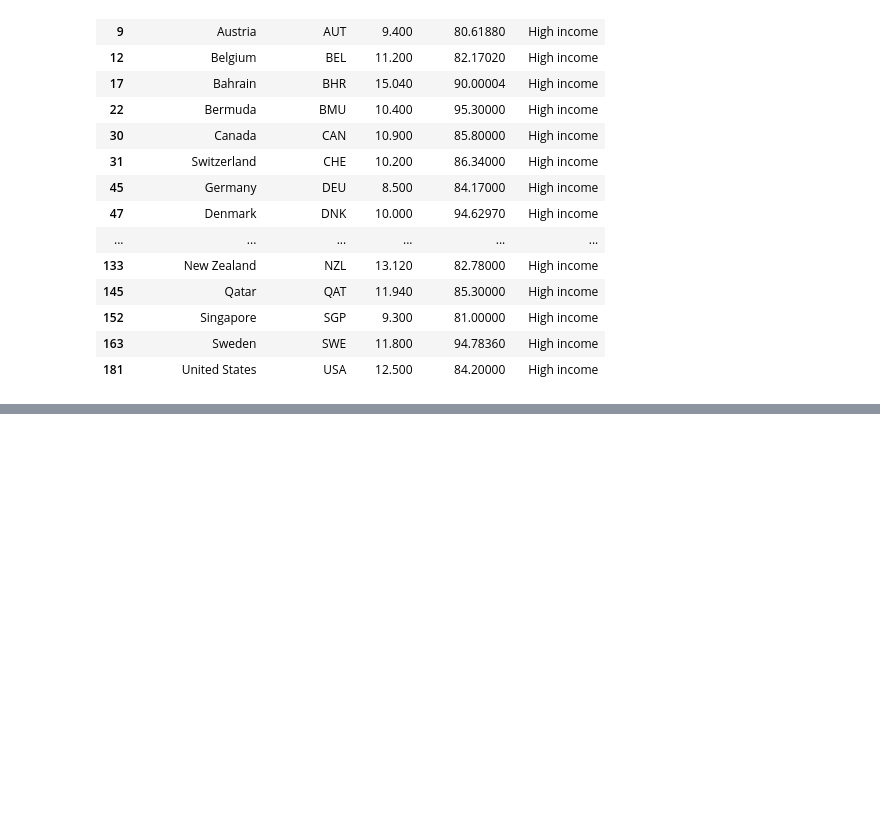
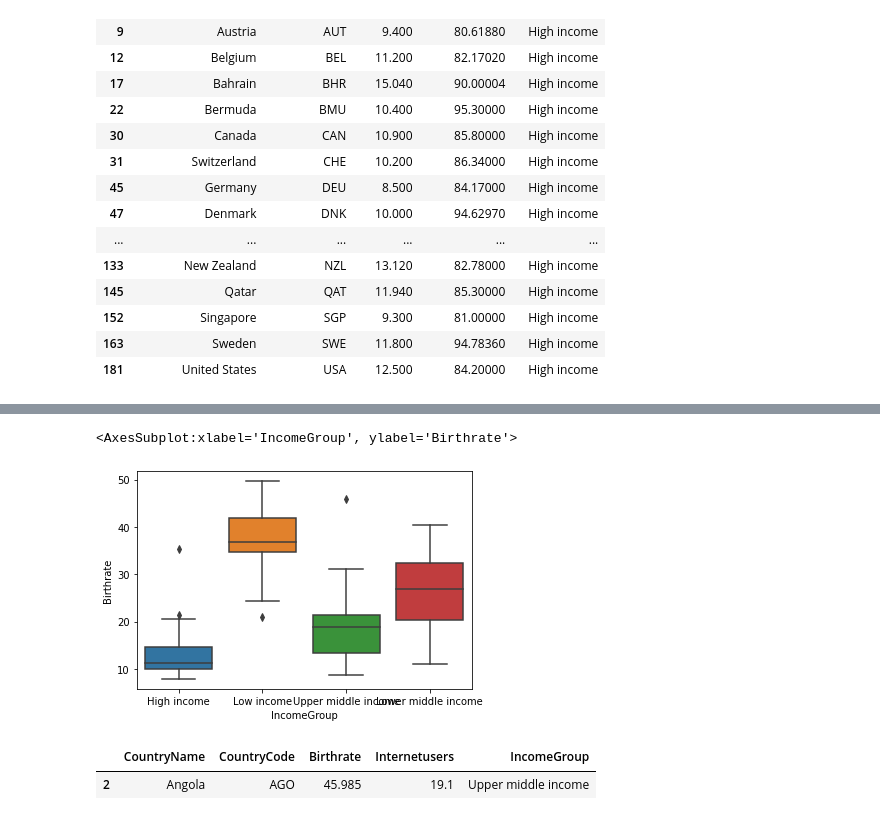
Before and after one commit to Md-Kashif/DSFEB12, a Jupyter notebook: Python_Day_2_(Visualization)_.ipynb, the cells around one changed output, grey strips where cells are left out. Cells and saved outputs as stored; diff of their text form; code cells hidden in the pictures; blank space fills up the shorter version.

```diff
--- a/Python_Day_2_(Visualization)_.ipynb
+++ b/Python_Day_2_(Visualization)_.ipynb
@@ -272,0 +366,5 @@ stats[filter2]
+# %%
+sns.boxplot(data = stats, x = 'IncomeGroup', y = 'Birthrate')
+# %% [output]
+<AxesSubplot:xlabel='IncomeGroup', ylabel='Birthrate'>
+[figure, added]
@@ -272,0 +373,5 @@ stats[filter2]
+# %%
+stats[(stats.IncomeGroup == 'Upper middle income') & (stats.Birthrate > 40)]
+# %% [output]
+|  | CountryName | CountryCode | Birthrate | Internetusers | IncomeGroup |
+| 2 | Angola | AGO | 45.985 | 19.1 | Upper middle income |
```
Also changed, not shown: parts of 23 cells of this notebook.
